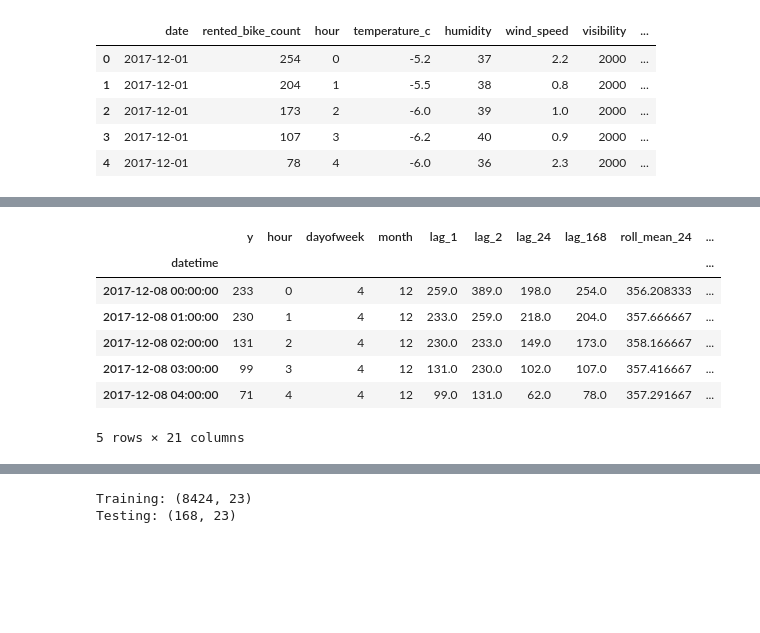
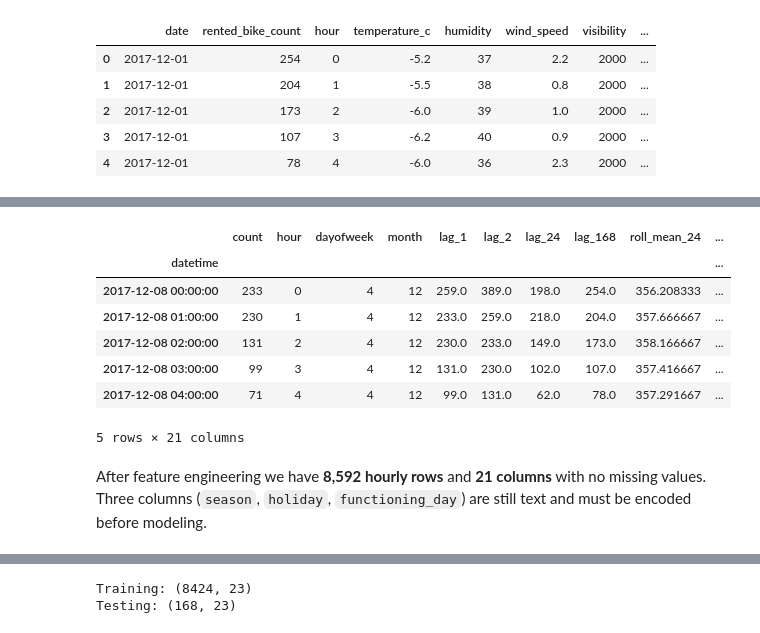
Before and after one commit to NikosKarakasis/CAP_3764_2026_Fall_Team_5, a Jupyter notebook: notebooks/02_time_series_modeling.ipynb, the cells around one changed output, grey strips where cells are left out. Saved outputs shown, nothing was run; the diff lists cells and outputs as text; code cells hidden in the pictures; blank space fills up the shorter version.

```diff
--- a/notebooks/02_time_series_modeling.ipynb
+++ b/notebooks/02_time_series_modeling.ipynb
@@ -33,0 +105,8 @@ df = df.set_index('datetime').sort_index()
+# %%
+from my_modules.data_collection_module import quartile_limits
+
+lower_limit, upper_limit = quartile_limits(df["wind_speed"])
+
+# df_no_outliers = df[(df["wind_speed"] > lower_limit) & (df["wind_speed"] < upper_limit)]
+df["wind_speed"] = df["wind_speed"].clip(lower_limit, upper_limit)
+# df_no_outliers.describe()
@@ -34,41 +126,12 @@ df = df.set_index('datetime').sort_index()
 # %%
-def make_features(df_raw: pd.DataFrame) -> pd.DataFrame:
-    """Create a supervised learning feature set from the raw Seoul Bike dataframe."""
-    df_feat = pd.DataFrame()
-    # Target series
-    s = df_raw["rented_bike_count"].asfreq("h").ffill()
-    df_feat["y"] = s
+from my_modules.feature_engineering import make_features
 
-    # Calendar features (Seasonality)
-    idx = s.index
-    df_feat["hour"] = idx.hour
-    df_feat["dayofweek"] = idx.dayofweek
-    df_feat["month"] = idx.month
-
-    # Lags (Autocorrelation & Seasonality)
-    for lag in [1, 2, 24, 168]:
-        df_feat[f"lag_{lag}"] = s.shift(lag)
-
-    # Rolling means (Only use past information)
-    df_feat["roll_mean_24"] = s.shift(1).rolling(24).mean()
-    df_feat["roll_mean_168"] = s.shift(1).rolling(168).mean()
-
-    # Covariates
-    for col in [ "temperature_c", "humidity","wind_speed", "visibility","dew_point_temperature_c","solar_radiation","rainfall","snowfall","season","holiday",
-        "functioning_day"]:
-        if col in df_raw.columns:
-            df_feat[col] = df_raw[col].asfreq("h").ffill()
-
-    # Remove rows with missing values
-    df_feat.dropna(inplace=True)
-
-    return df_feat
-
-
-feat = make_features(df)
-feat.head()
+df_ft = make_features(df)
+# df_ft = make_features(df_no_outliers)
+df_ft.head()
+# df_ft.describe()
 # %% [output]
-|  | y | hour | dayofweek | month | lag_1 | lag_2 | lag_24 | lag_168 | roll_mean_24 | ... |
+|  | count | hour | dayofweek | month | lag_1 | lag_2 | lag_24 | lag_168 | roll_mean_24 | ... |
 | datetime |  |  |  |  |  |  |  |  |  | ... |
 | 2017-12-08 00:00:00 | 233 | 0 | 4 | 12 | 259.0 | 389.0 | 198.0 | 254.0 | 356.208333 | ... |
 | 2017-12-08 01:00:00 | 230 | 1 | 4 | 12 | 233.0 | 259.0 | 218.0 | 204.0 | 357.666667 | ... |
@@ -76,3 +139,5 @@ feat.head()
 | 2017-12-08 03:00:00 | 99 | 3 | 4 | 12 | 131.0 | 230.0 | 102.0 | 107.0 | 357.416667 | ... |
 | 2017-12-08 04:00:00 | 71 | 4 | 4 | 12 | 99.0 | 131.0 | 62.0 | 78.0 | 357.291667 | ... |
 5 rows × 21 columns
+# %% [markdown]
+After feature engineering we have **8,592 hourly rows** and **21 columns** with no missing values. Three columns (`season`, `holiday`, `functioning_day`) are still text and must be encoded before modeling.
```
Also changed, not shown: parts of 50 cells of this notebook, 3 other files.
